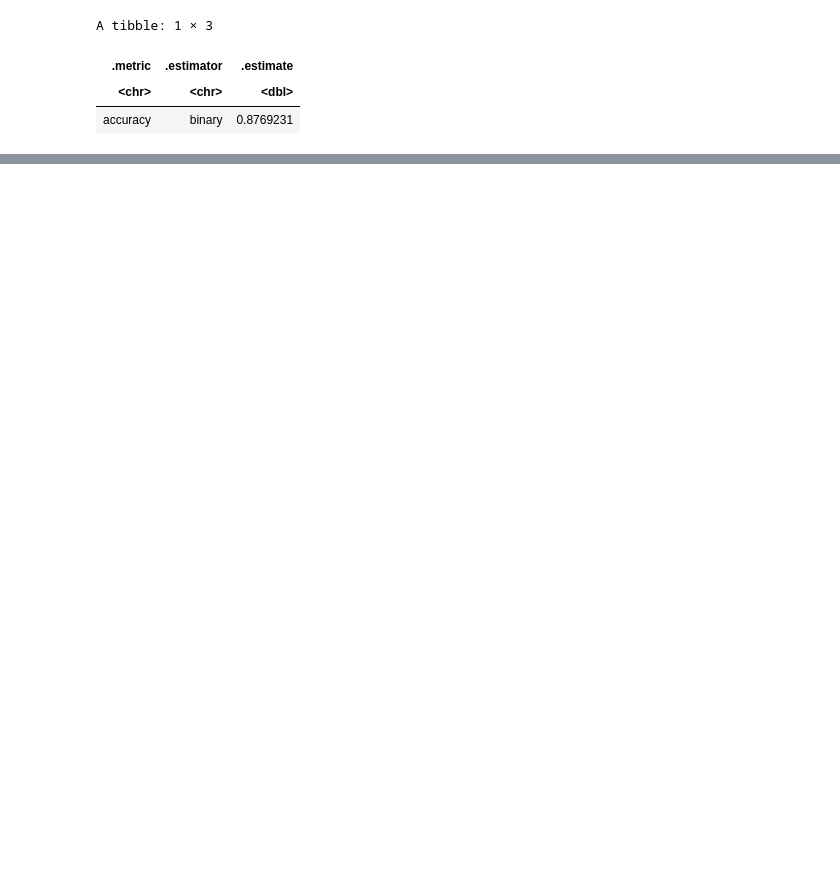
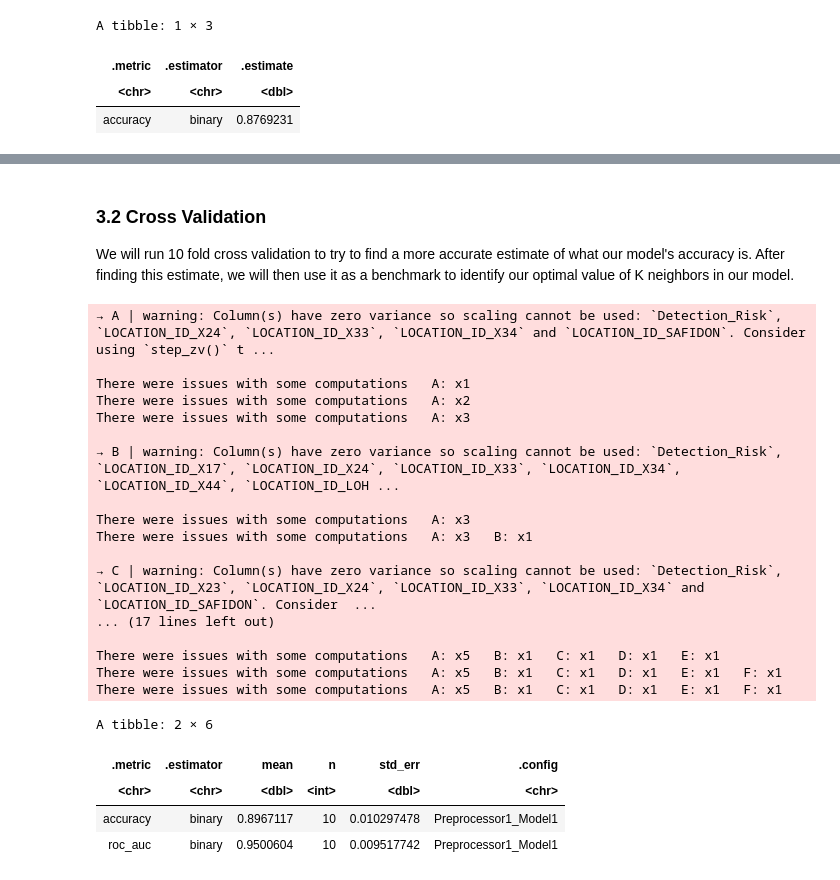
Before and after one commit to montajesaj1/DSCI100-G27, a Jupyter notebook: Group Project Report Final.ipynb, the cells around one changed output, grey strips where cells are left out. Cells and saved outputs as stored; diff of their text form; code cells hidden in the pictures; blank space fills up the shorter version.

```diff
--- a/Group Project Report Final.ipynb
+++ b/Group Project Report Final.ipynb
@@ -486,0 +544,50 @@ acc
+# %% [markdown]
+### 3.2 Cross Validation
+
+We will run 10 fold cross validation to try to find a more accurate estimate of what our model's accuracy is. After finding this estimate, we will then use it as a benchmark to identify our optimal value of K neighbors in our model.
+# %%
+### Setting up Cross-Validation
+
+risk_vfolds <- vfold_cv(risk_train, v= 10, strata= Risk)
+
+risk_recipe <- recipe(Risk ~ Inherent_Risk + Audit_Risk + Detection_Risk + Money_Value + History + LOCATION_ID, data = risk_train)
+
+risk_recipe <- risk_recipe |>
+  step_impute_mean(all_numeric_predictors()) |>
+  step_dummy(all_nominal(), -all_outcomes()) |>
+  step_scale(all_numeric_predictors()) |>
+  step_center(all_numeric_predictors())
+
+
+knn_fit <- workflow() |>
+            add_recipe(risk_recipe) |>
+            add_model(knn_spec) |>
+            fit_resamples(resamples= risk_vfolds)
+
+c_val_metrics <- knn_fit |>
+                    collect_metrics()
+
+c_val_metrics
+# %% [output]
+→ A | warning: Column(s) have zero variance so scaling cannot be used: `Detection_Risk`, `LOCATION_ID_X24`, `LOCATION_ID_X33`, `LOCATION_ID_X34` and `LOCATION_ID_SAFIDON`. Consider using `step_zv()` t ...
+
+There were issues with some computations   A: x1
+There were issues with some computations   A: x2
+There were issues with some computations   A: x3
+
+→ B | warning: Column(s) have zero variance so scaling cannot be used: `Detection_Risk`, `LOCATION_ID_X17`, `LOCATION_ID_X24`, `LOCATION_ID_X33`, `LOCATION_ID_X34`, `LOCATION_ID_X44`, `LOCATION_ID_LOH ...
+
+There were issues with some computations   A: x3
+There were issues with some computations   A: x3   B: x1
+
+→ C | warning: Column(s) have zero variance so scaling cannot be used: `Detection_Risk`, `LOCATION_ID_X23`, `LOCATION_ID_X24`, `LOCATION_ID_X33`, `LOCATION_ID_X34` and `LOCATION_ID_SAFIDON`. Consider  ...
+... (17 lines left out)
+
+There were issues with some computations   A: x5   B: x1   C: x1   D: x1   E: x1
+There were issues with some computations   A: x5   B: x1   C: x1   D: x1   E: x1   F: x1
+There were issues with some computations   A: x5   B: x1   C: x1   D: x1   E: x1   F: x1
+A tibble: 2 × 6
+| .metric | .estimator | mean | n | std_err | .config |
+| <chr> | <chr> | <dbl> | <int> | <dbl> | <chr> |
+| accuracy | binary | 0.8967117 | 10 | 0.010297478 | Preprocessor1_Model1 |
+| roc_auc | binary | 0.9500604 | 10 | 0.009517742 | Preprocessor1_Model1 |
```
Also changed, not shown: parts of 10 cells of this notebook, 1 other file.
